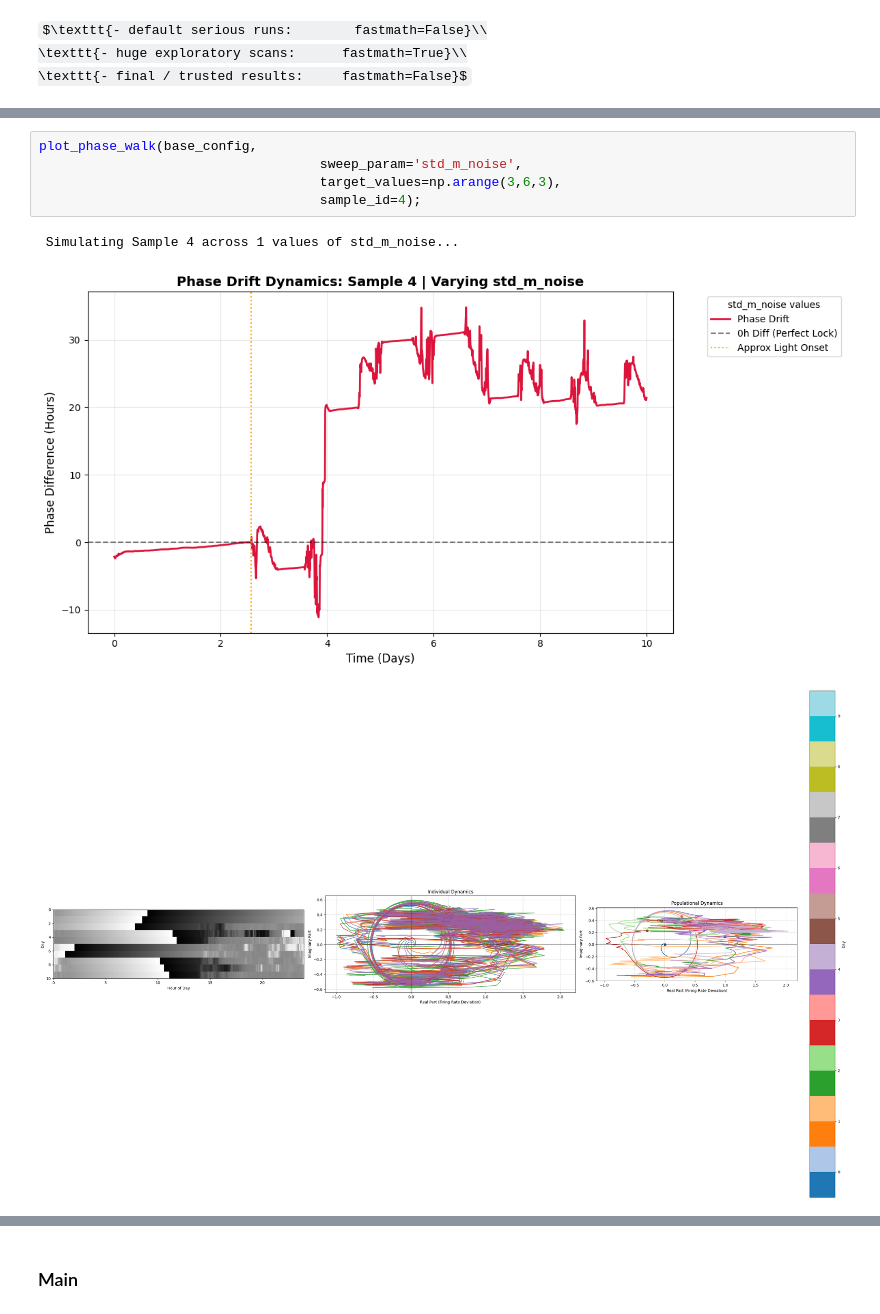
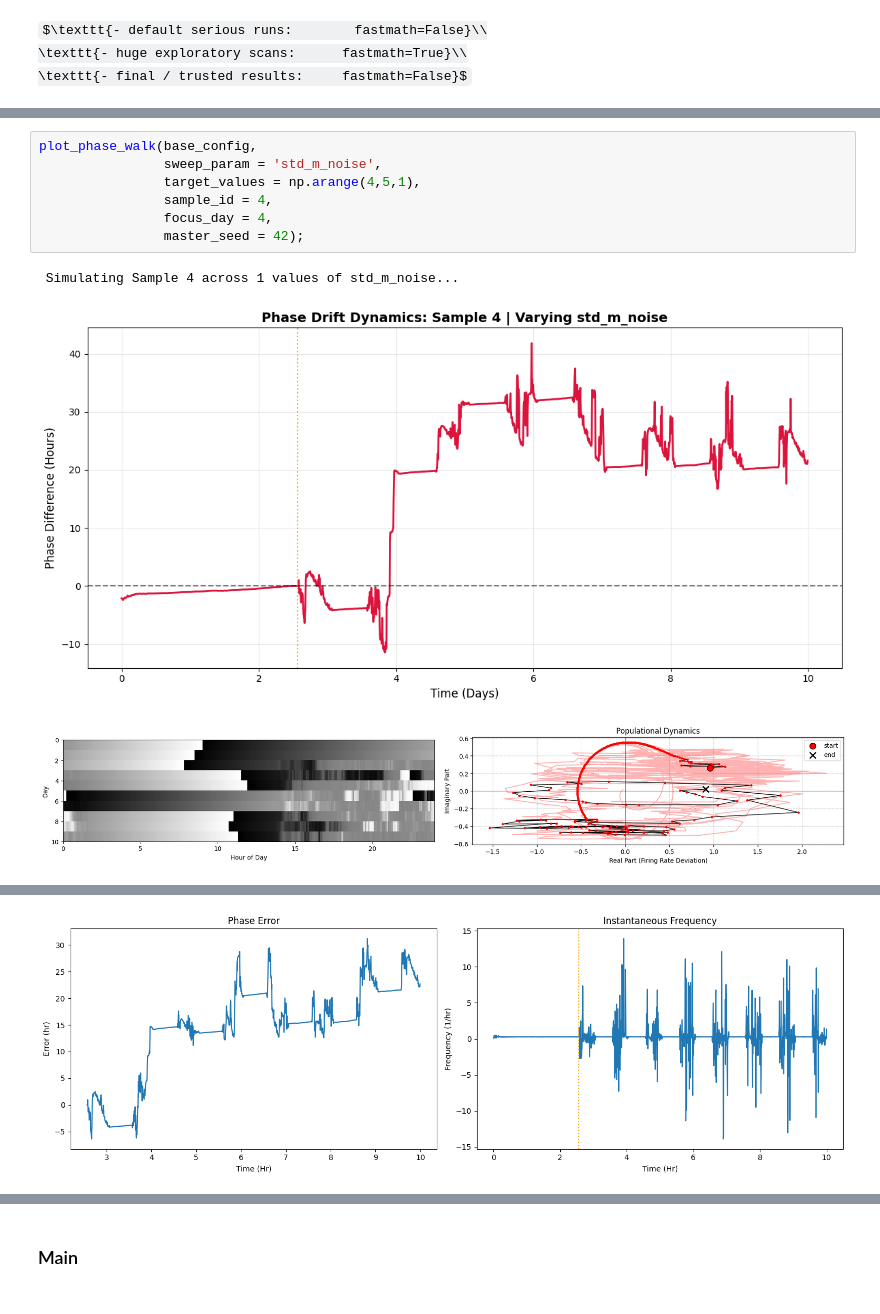
Before and after one commit to psyentistJJ/SCN, a Jupyter notebook: SL_model/SCN_entrainment.ipynb, the cells around one changed output, grey strips where cells are left out. Cells and saved outputs as stored; diff of their text form; some formulas as TeX source.

```diff
--- a/SL_model/SCN_entrainment.ipynb
+++ b/SL_model/SCN_entrainment.ipynb
@@ -78,9 +100,11 @@ plot_phase_walk(base_config,
 # %%
 plot_phase_walk(base_config,
-                                    sweep_param='std_m_noise',
-                                    target_values=np.arange(3,6,3),
-                                    sample_id=4);
+                sweep_param = 'std_m_noise',
+                target_values = np.arange(4,5,1),
+                sample_id = 4,
+                focus_day = 4,
+                master_seed = 42);
 # %% [output]
  Simulating Sample 4 across 1 values of std_m_noise...
-[figure, old version]
+[figure, new version]
-[figure, old version]
+[figure, new version]
@@ -87,0 +112 @@ plot_phase_walk(base_config,
+[figure, added]
```
Also changed, not shown: parts of 6 cells of this notebook, 3 other files.
